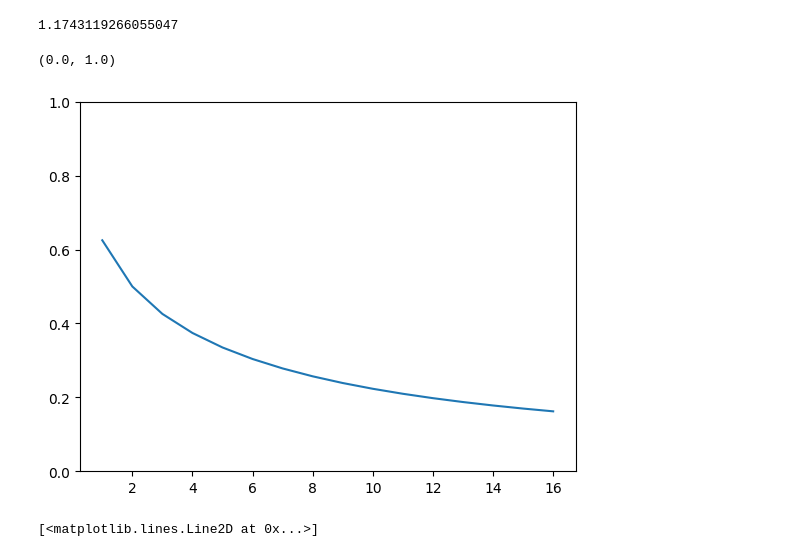
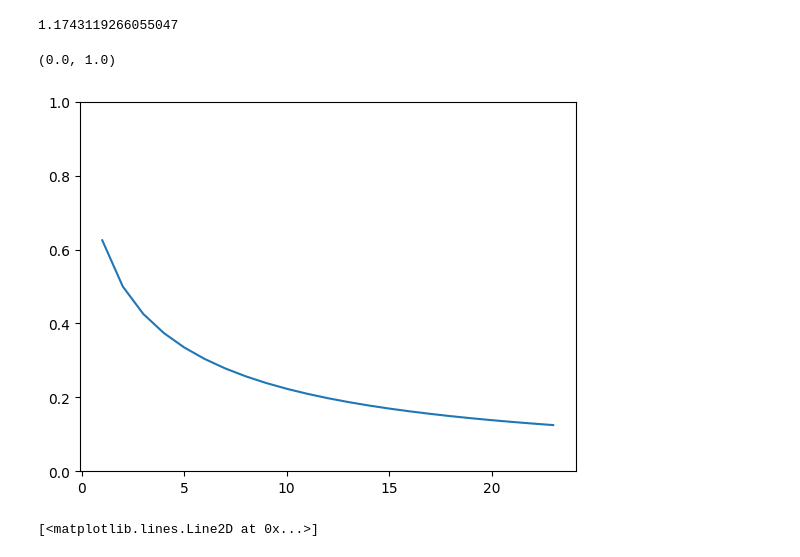
Before and after one commit to ALN006/dynamic_adder_2025, a Jupyter notebook: adder.ipynb, the cells around one changed output. Drawn from its saved outputs; the diff is of its cells as text; code cells hidden in the pictures.

```diff
--- a/adder.ipynb
+++ b/adder.ipynb
@@ -112,13 +112,13 @@ time3(3)
 # %% [output]
 1.1743119266055047
 # %%
-n = 16
+n = 23
 #plt.plot([i for i in range(1,n+1)],[time3(i)*2**(i/8) for i in range(1,n+1)])
 plt.plot([i for i in range(1,n+1)],[time3(i) for i in range(1,n+1)])
 plt.ylim(0,1)
 # %% [output]
 (0.0, 1.0)
-[figure, old version]
+[figure, new version]
 # %%
 runs = 100_000
 res = []
```
Also changed, not shown: 2 other files.
